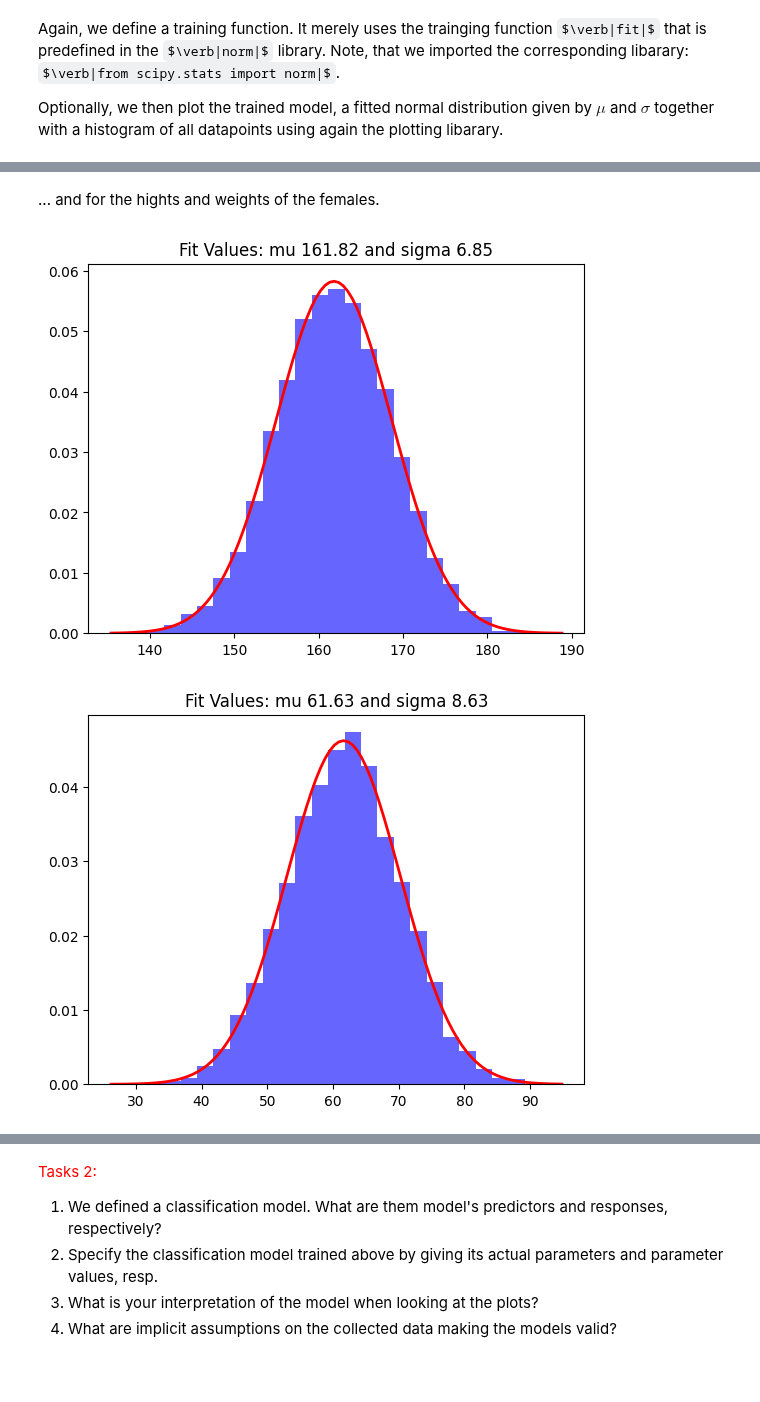
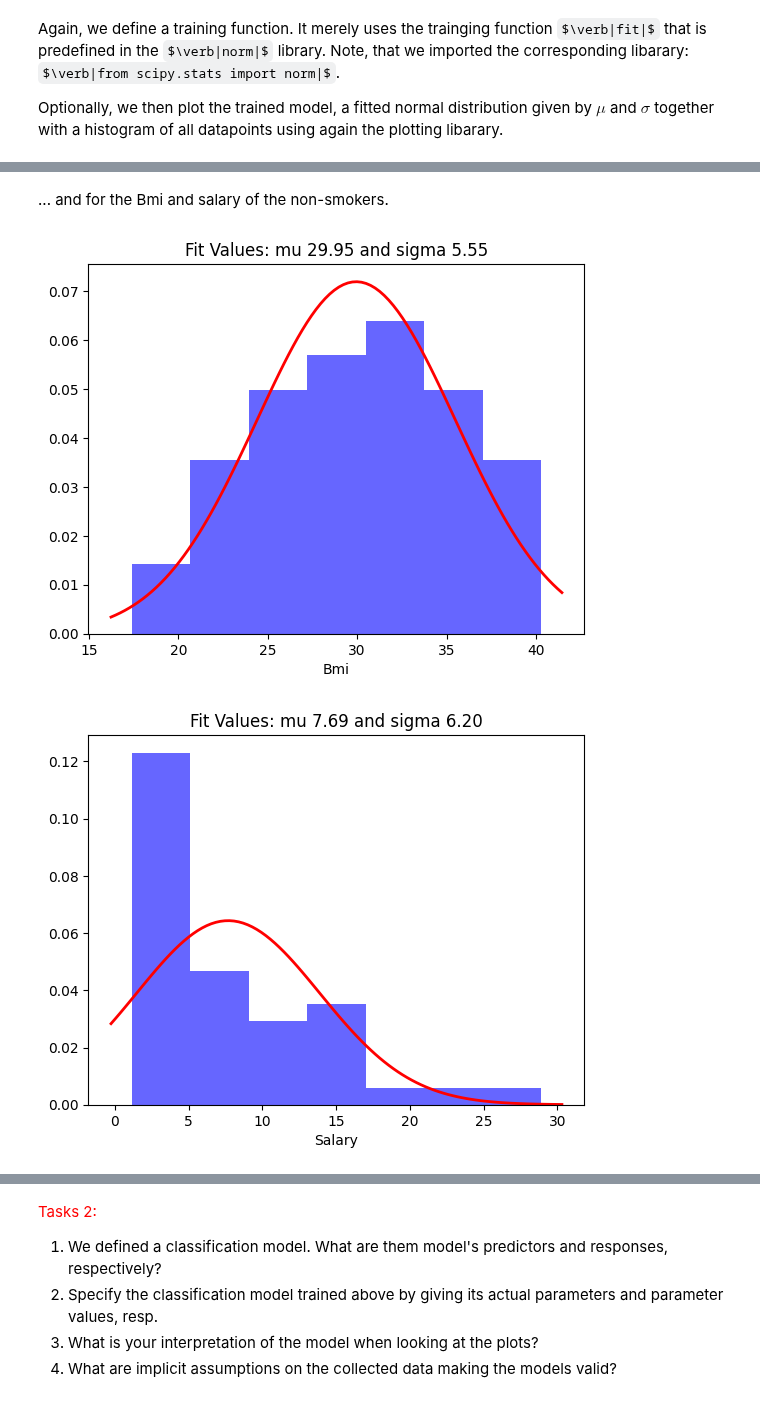
Before and after one commit to WelfLowe/ML4non-programmers, a Jupyter notebook: AI_Technology_Introduction_II.ipynb, the cells around one changed output, grey strips where cells are left out. Saved outputs shown, nothing was run; the diff lists cells and outputs as text; code cells hidden in the pictures; some formulas as TeX source; blank space fills up the shorter version.

```diff
--- a/AI_Technology_Introduction_II.ipynb
+++ b/AI_Technology_Introduction_II.ipynb
@@ -193,9 +194,9 @@ mu_W_m, sigma_W_m = fit_normal(W_m, True)
 # %% [markdown]
-... and for the hights and weights of the females.
+... and for the Bmi and salary of the non-smokers.
-# %%
-mu_H_f, sigma_H_f = fit_normal(H_f, True)
-mu_W_f, sigma_W_f = fit_normal(W_f, True)
-# %% [output]
-[figure, removed]
-[figure, removed]
+# %%
+mu_Bmi_ns, sigma_Bmi_ns = fit_normal(Bmi_ns, True, 'Bmi')
+mu_Salary_ns, sigma_Salary_ns = fit_normal(Salary_ns, True, 'Salary')
+# %% [output]
+[figure, added]
+[figure, added]
 # %% [markdown]
```
Also changed, not shown: parts of 14 cells of this notebook.
